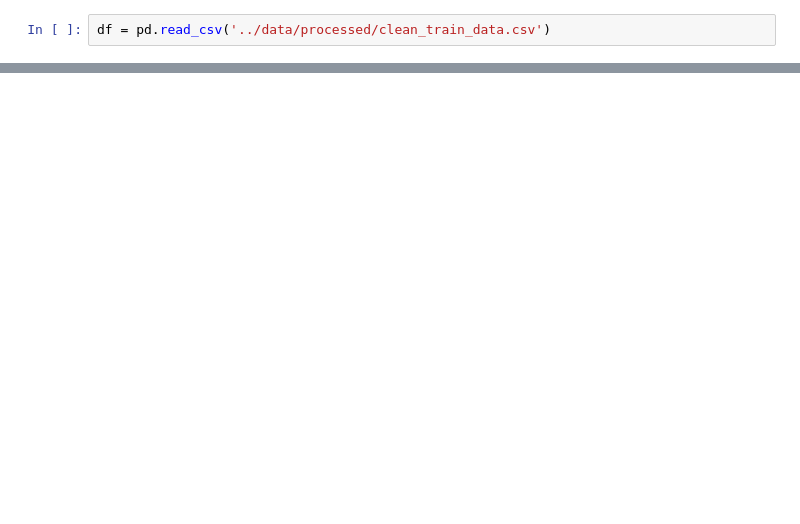
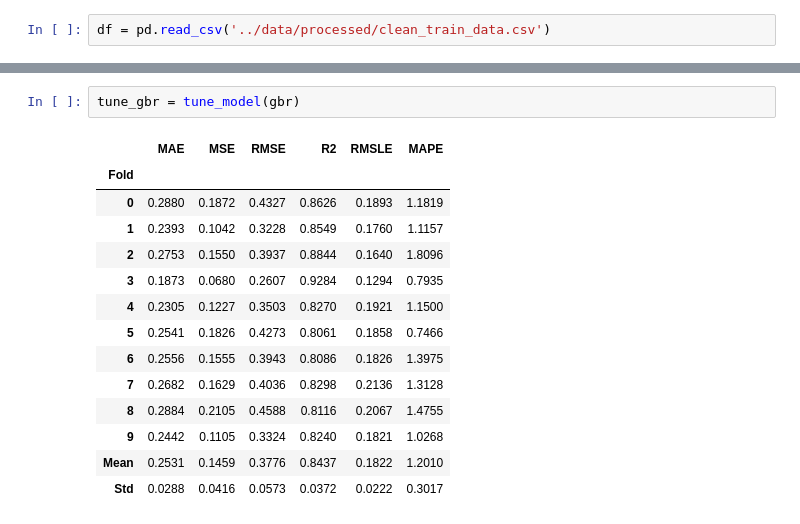
Before and after one commit to uniquekarki/housing_price, a Jupyter notebook: notebooks/3-data-training.ipynb, the cells around one changed output, grey strips where cells are left out. Saved outputs shown, nothing was run; the diff lists cells and outputs as text; blank space fills up the shorter version.

```diff
--- a/notebooks/3-data-training.ipynb
+++ b/notebooks/3-data-training.ipynb
@@ -15,0 +74,17 @@ df.head()
+# %%
+tune_gbr = tune_model(gbr)
+# %% [output]
+|  | MAE | MSE | RMSE | R2 | RMSLE | MAPE |
+| Fold |  |  |  |  |  |  |
+| 0 | 0.2880 | 0.1872 | 0.4327 | 0.8626 | 0.1893 | 1.1819 |
+| 1 | 0.2393 | 0.1042 | 0.3228 | 0.8549 | 0.1760 | 1.1157 |
+| 2 | 0.2753 | 0.1550 | 0.3937 | 0.8844 | 0.1640 | 1.8096 |
+| 3 | 0.1873 | 0.0680 | 0.2607 | 0.9284 | 0.1294 | 0.7935 |
+| 4 | 0.2305 | 0.1227 | 0.3503 | 0.8270 | 0.1921 | 1.1500 |
+| 5 | 0.2541 | 0.1826 | 0.4273 | 0.8061 | 0.1858 | 0.7466 |
+| 6 | 0.2556 | 0.1555 | 0.3943 | 0.8086 | 0.1826 | 1.3975 |
+| 7 | 0.2682 | 0.1629 | 0.4036 | 0.8298 | 0.2136 | 1.3128 |
+| 8 | 0.2884 | 0.2105 | 0.4588 | 0.8116 | 0.2067 | 1.4755 |
+| 9 | 0.2442 | 0.1105 | 0.3324 | 0.8240 | 0.1821 | 1.0268 |
+| Mean | 0.2531 | 0.1459 | 0.3776 | 0.8437 | 0.1822 | 1.2010 |
+| Std | 0.0288 | 0.0416 | 0.0573 | 0.0372 | 0.0222 | 0.3017 |
```
Also changed, not shown: parts of 9 cells of this notebook, 3 other files.
